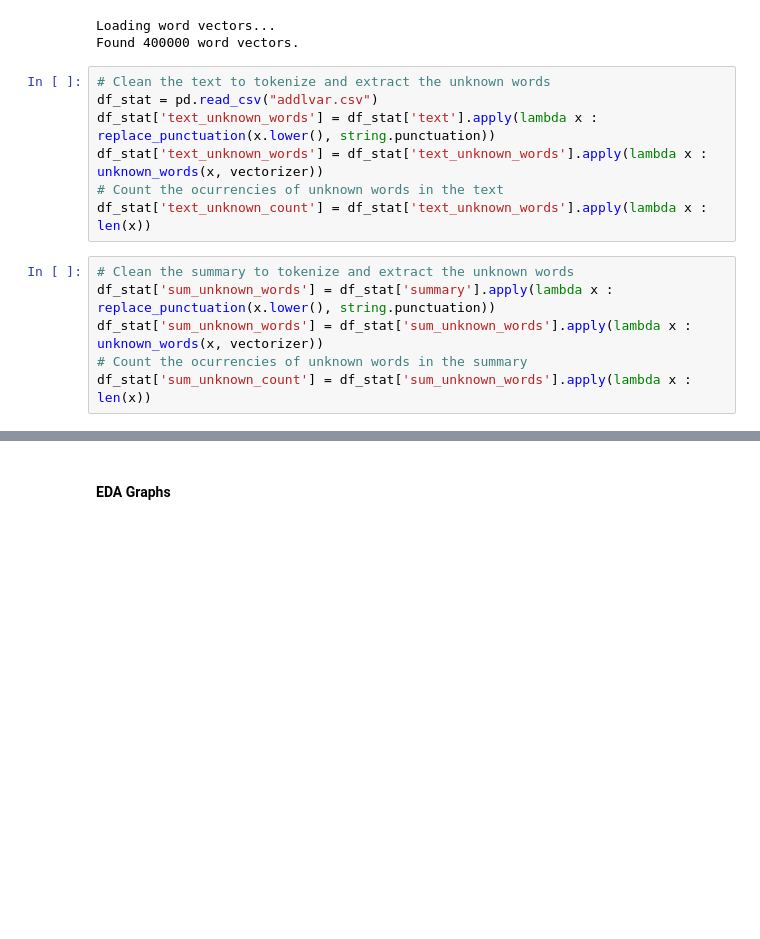
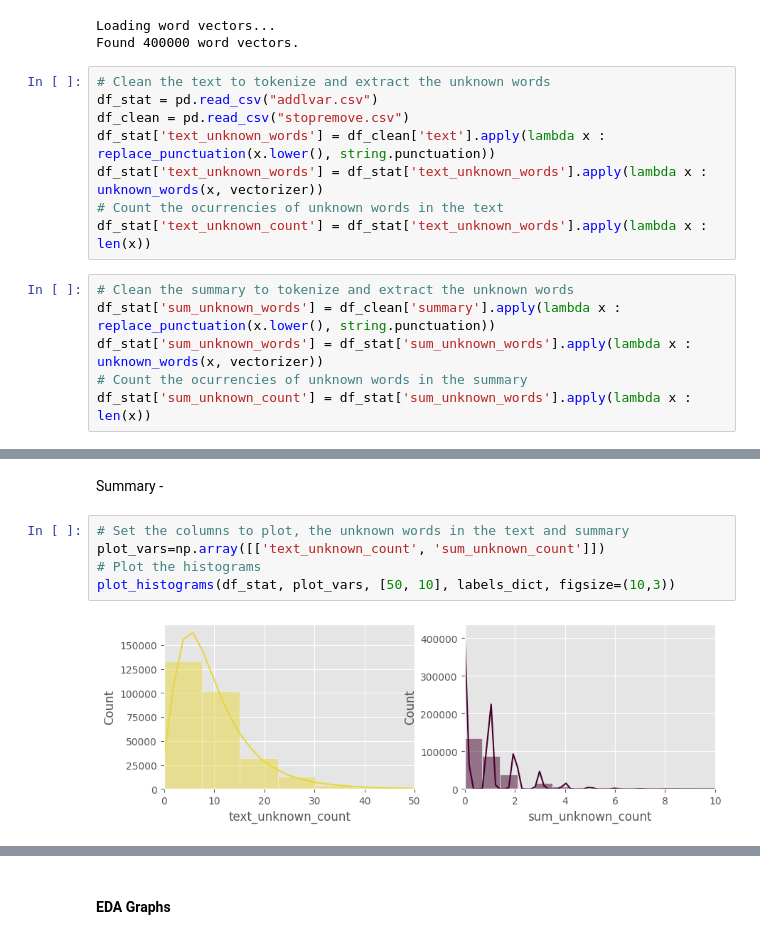
Before and after one commit to Aditya190600/SummaryGen, a Jupyter notebook: notebook/EDA.ipynb, the cells around one changed output, grey strips where cells are left out. Saved outputs shown, nothing was run; the diff lists cells and outputs as text; blank space fills up the shorter version.

```diff
--- a/notebook/EDA.ipynb
+++ b/notebook/EDA.ipynb
@@ -615,13 +609,14 @@ Found 400000 word vectors.
 # %%
 # Clean the text to tokenize and extract the unknown words
 df_stat = pd.read_csv("addlvar.csv")
-df_stat['text_unknown_words'] = df_stat['text'].apply(lambda x : replace_punctuation(x.lower(), string.punctuation))
+df_clean = pd.read_csv("stopremove.csv")
+df_stat['text_unknown_words'] = df_clean['text'].apply(lambda x : replace_punctuation(x.lower(), string.punctuation))
 df_stat['text_unknown_words'] = df_stat['text_unknown_words'].apply(lambda x : unknown_words(x, vectorizer))
 # Count the ocurrencies of unknown words in the text
 df_stat['text_unknown_count'] = df_stat['text_unknown_words'].apply(lambda x : len(x))
 # %%
 # Clean the summary to tokenize and extract the unknown words
-df_stat['sum_unknown_words'] = df_stat['summary'].apply(lambda x : replace_punctuation(x.lower(), string.punctuation))
+df_stat['sum_unknown_words'] = df_clean['summary'].apply(lambda x : replace_punctuation(x.lower(), string.punctuation))
 df_stat['sum_unknown_words'] = df_stat['sum_unknown_words'].apply(lambda x : unknown_words(x, vectorizer))
 # Count the ocurrencies of unknown words in the summary
 df_stat['sum_unknown_count'] = df_stat['sum_unknown_words'].apply(lambda x : len(x))
@@ -627,0 +635,9 @@ df_stat['sum_unknown_count'] = df_stat['sum_unknown_words'].apply(lambda x : len
+# %% [markdown]
+Summary -
+# %%
+# Set the columns to plot, the unknown words in the text and summary
+plot_vars=np.array([['text_unknown_count', 'sum_unknown_count']])
+# Plot the histograms
+plot_histograms(df_stat, plot_vars, [50, 10], labels_dict, figsize=(10,3))
+# %% [output]
+[figure, added]
```
Also changed, not shown: parts of 12 cells of this notebook.
